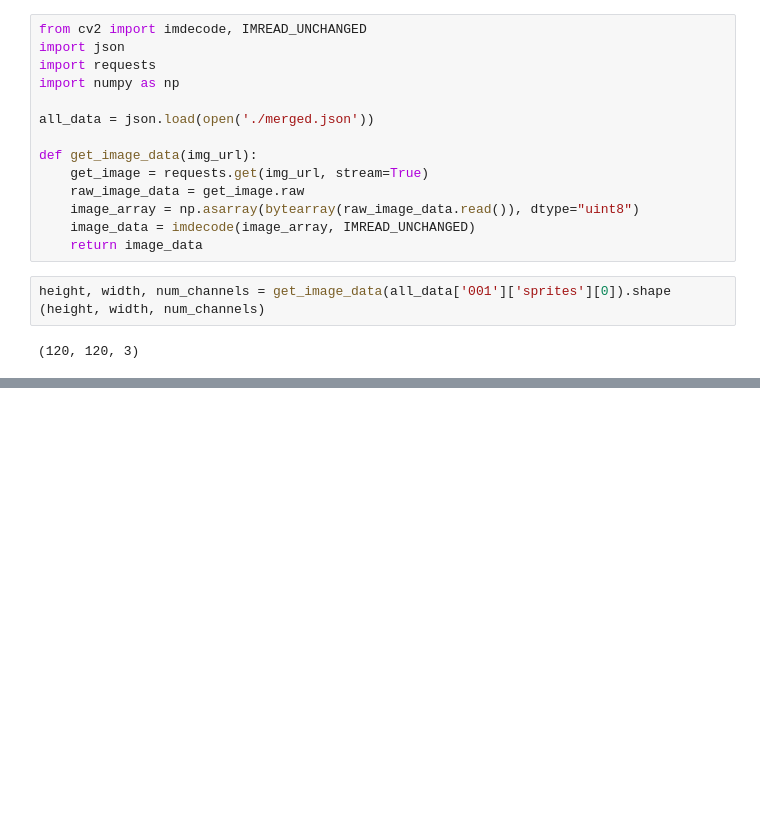
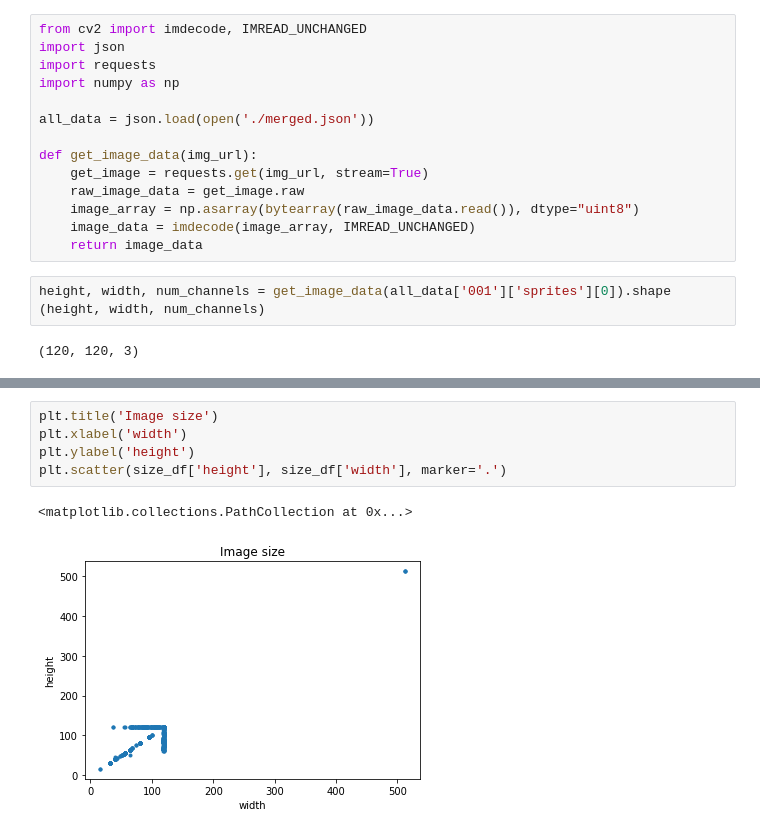
Before and after one commit to Drexel-MS-Y2-DSCI-Group-Projects/dsci521-pokemon-analysis, a Jupyter notebook: image_analysis.ipynb, the cells around one changed output, grey strips where cells are left out. Drawn from its saved outputs; the diff is of its cells as text; blank space fills up the shorter version.

```diff
--- a/image_analysis.ipynb
+++ b/image_analysis.ipynb
@@ -117,0 +138,8 @@ for ext, count in ext_counter.items():
+# %%
+plt.title('Image size')
+plt.xlabel('width')
+plt.ylabel('height')
+plt.scatter(size_df['height'], size_df['width'], marker='.')
+# %% [output]
+<matplotlib.collections.PathCollection at 0x...>
+[figure, added]
```
Also changed, not shown: parts of 5 cells of this notebook, 1 other file.
